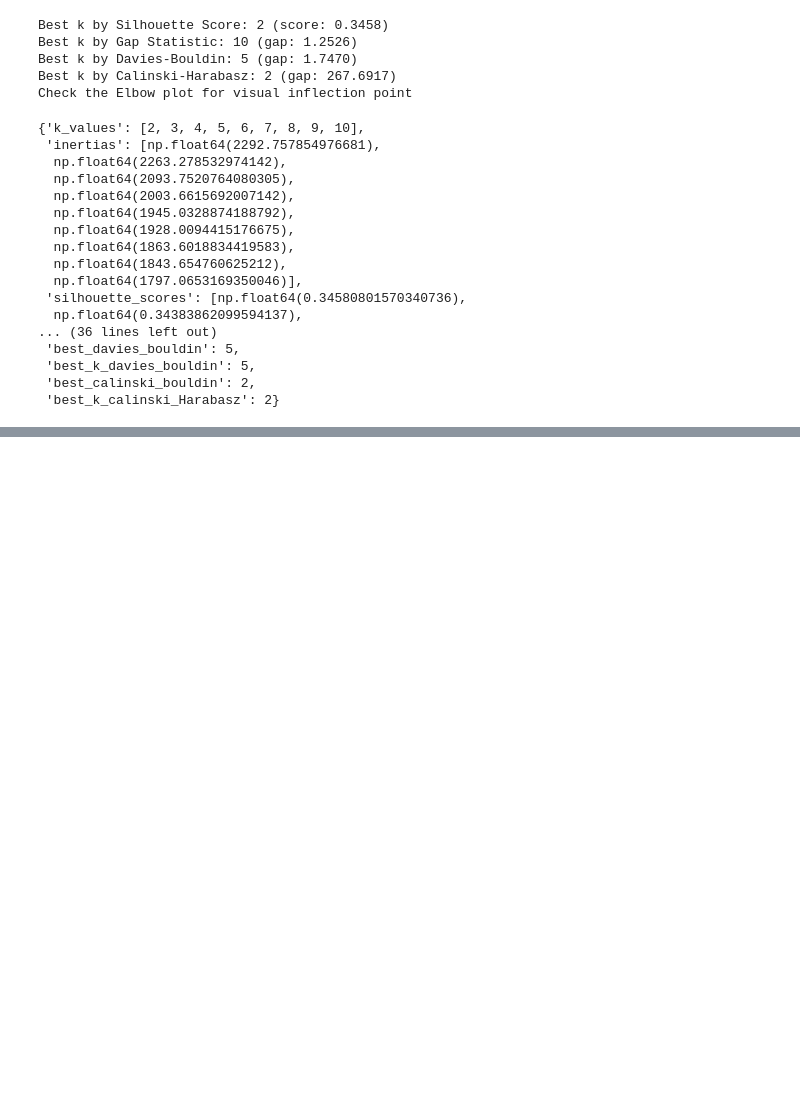
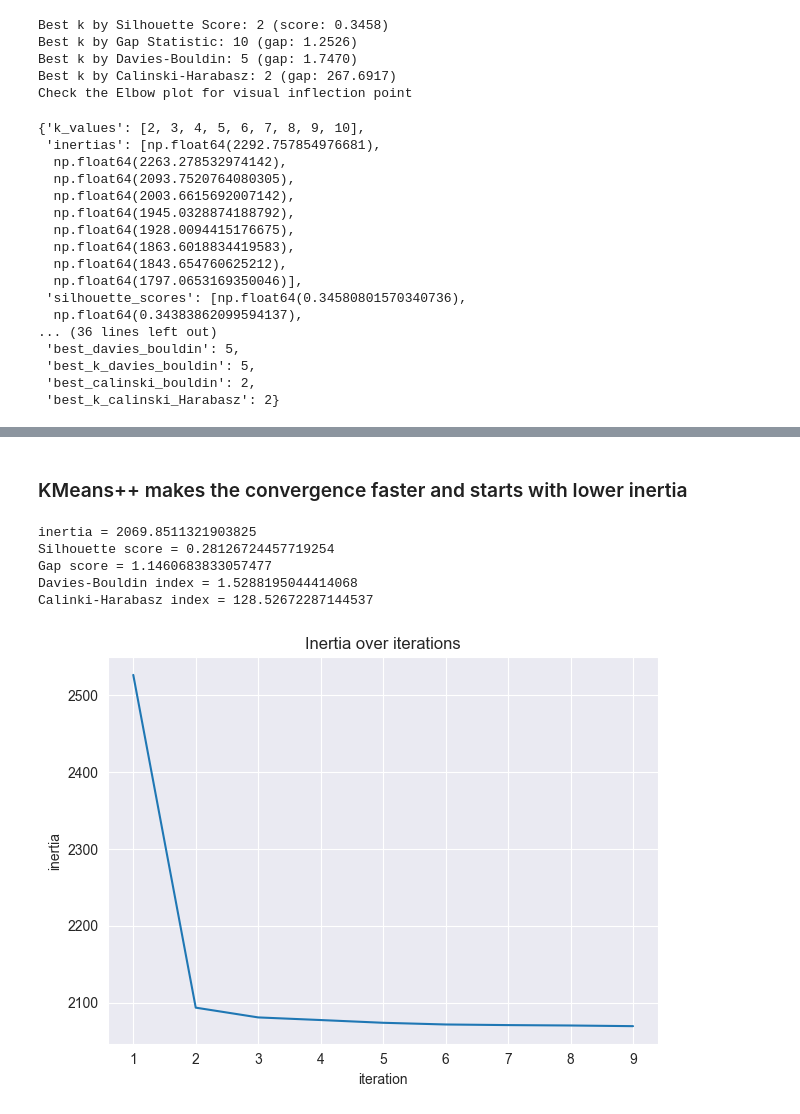
Before and after one commit to minareda417/Unsupervised-learning, a Jupyter notebook: k-means/kmeans.ipynb, the cells around one changed output, grey strips where cells are left out. Saved outputs shown, nothing was run; the diff lists cells and outputs as text; code cells hidden in the pictures; blank space fills up the shorter version.

```diff
--- a/k-means/kmeans.ipynb
+++ b/k-means/kmeans.ipynb
@@ -38,0 +74,11 @@ Check the Elbow plot for visual inflection point
+# %% [markdown]
+### KMeans++ makes the convergence faster and starts with lower inertia
+# %%
+clusters5, centroids5, results5 = kmeans.fit(5, plot_metrics=True)
+# %% [output]
+inertia = 2069.8511321903825
+Silhouette score = 0.28126724457719254
+Gap score = 1.1460683833057477
+Davies-Bouldin index = 1.5288195044414068
+Calinki-Harabasz index = 128.52672287144537
+[figure, added]
```
Also changed, not shown: parts of 12 cells of this notebook, 1 other file.
